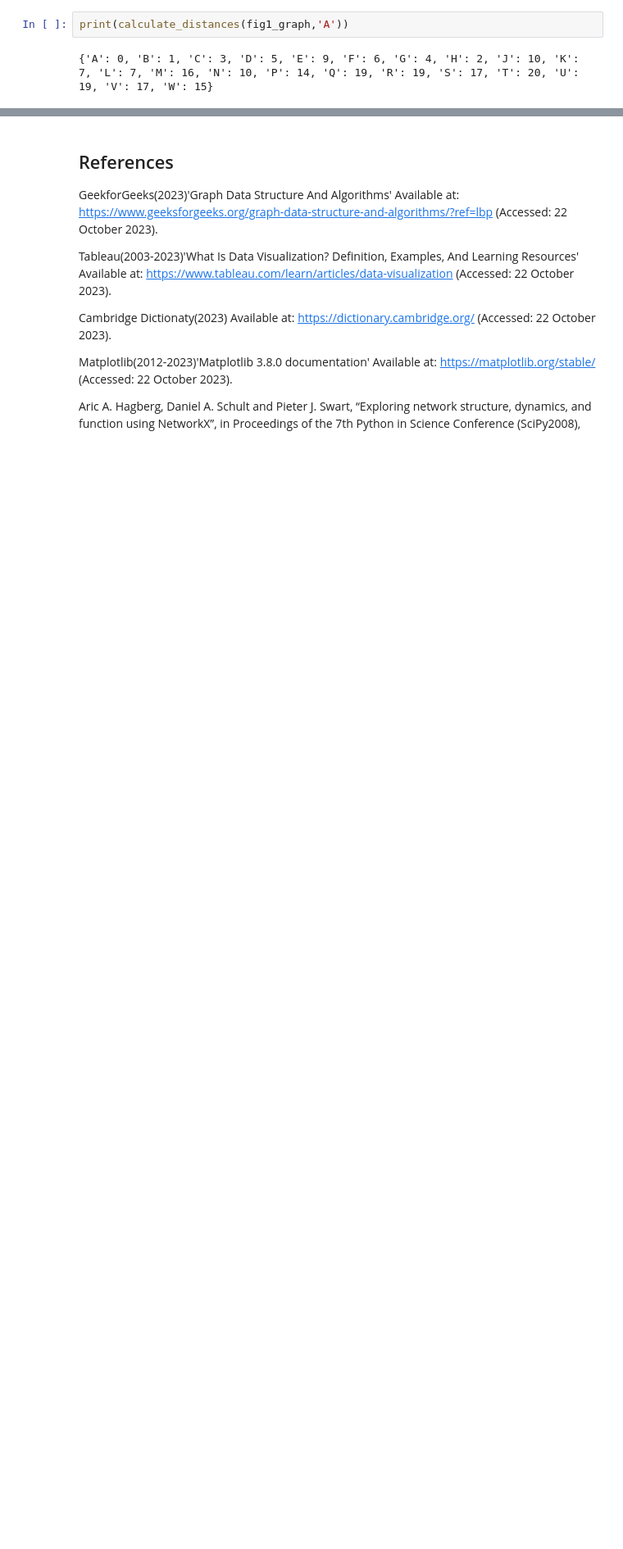
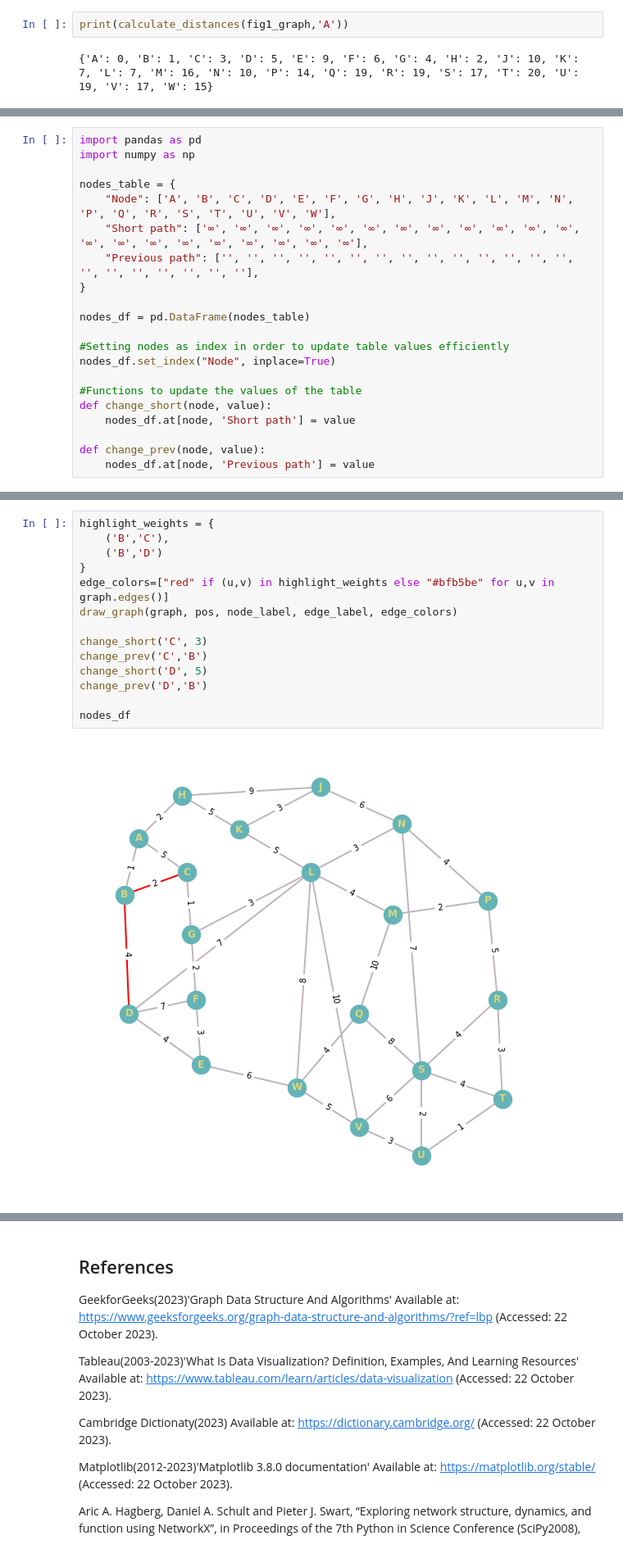
Before and after one commit to Rfg2048/AI, a Jupyter notebook: AI.ipynb, the cells around one changed output, grey strips where cells are left out. Shown at 82% size. Saved outputs shown, nothing was run; the diff lists cells and outputs as text; blank space fills up the shorter version.

Commit message:
Table setup 2

```diff
--- a/AI.ipynb
+++ b/AI.ipynb
@@ -221,0 +185,21 @@ draw_graph(graph, pos, node_label, edge_label, edge_colors)
+# %%
+import pandas as pd
+import numpy as np
+
+nodes_table = {
+    "Node": ['A', 'B', 'C', 'D', 'E', 'F', 'G', 'H', 'J', 'K', 'L', 'M', 'N', 'P', 'Q', 'R', 'S', 'T', 'U', 'V', 'W'],
+    "Short path": ['∞', '∞', '∞', '∞', '∞', '∞', '∞', '∞', '∞', '∞', '∞', '∞', '∞', '∞', '∞', '∞', '∞', '∞', '∞', '∞', '∞'],
+    "Previous path": ['', '', '', '', '', '', '', '', '', '', '', '', '', '', '', '', '', '', '', '', ''],
+}
+
+nodes_df = pd.DataFrame(nodes_table)
+
+#Setting nodes as index in order to update table values efficiently
+nodes_df.set_index("Node", inplace=True)
+
+#Functions to update the values of the table
+def change_short(node, value):
+    nodes_df.at[node, 'Short path'] = value
+
+def change_prev(node, value):
+    nodes_df.at[node, 'Previous path'] = value
@@ -221,0 +261,16 @@ draw_graph(graph, pos, node_label, edge_label, edge_colors)
+# %%
+highlight_weights = {
+    ('B','C'),
+    ('B','D')
+}
+edge_colors=["red" if (u,v) in highlight_weights else "#bfb5be" for u,v in graph.edges()]
+draw_graph(graph, pos, node_label, edge_label, edge_colors)
+
+change_short('C', 3)
+change_prev('C','B')
+change_short('D', 5)
+change_prev('D','B')
+
+nodes_df
+# %% [output]
+[figure, added]
```
Also changed, not shown: parts of 18 cells of this notebook.
